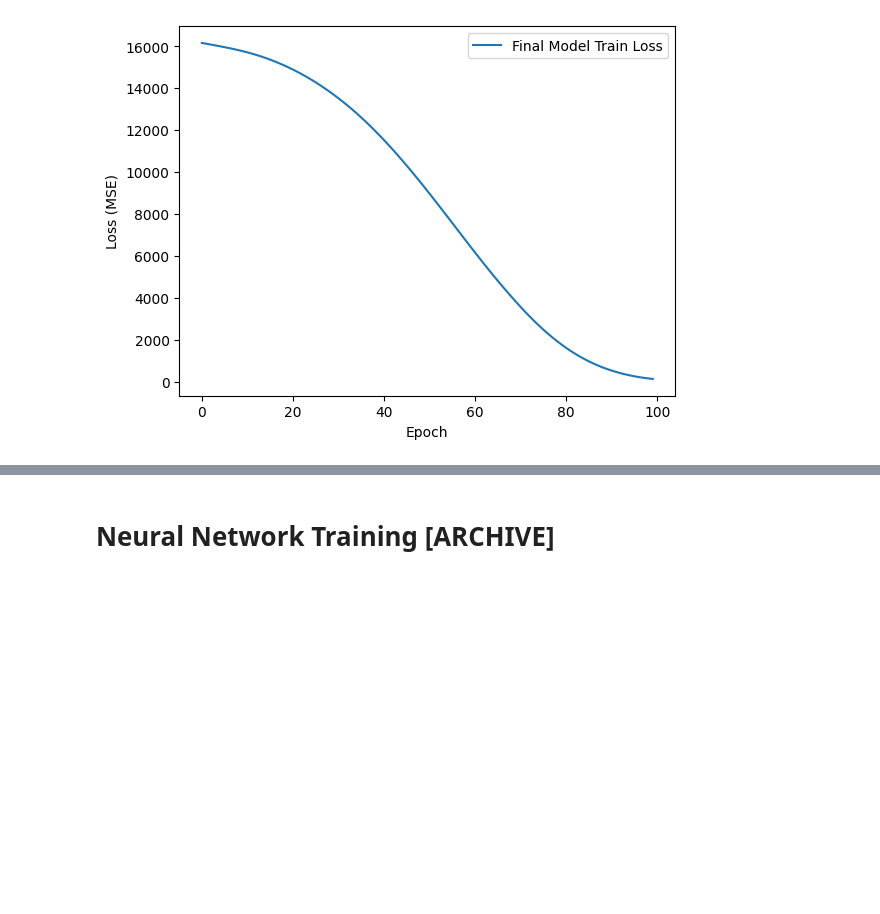
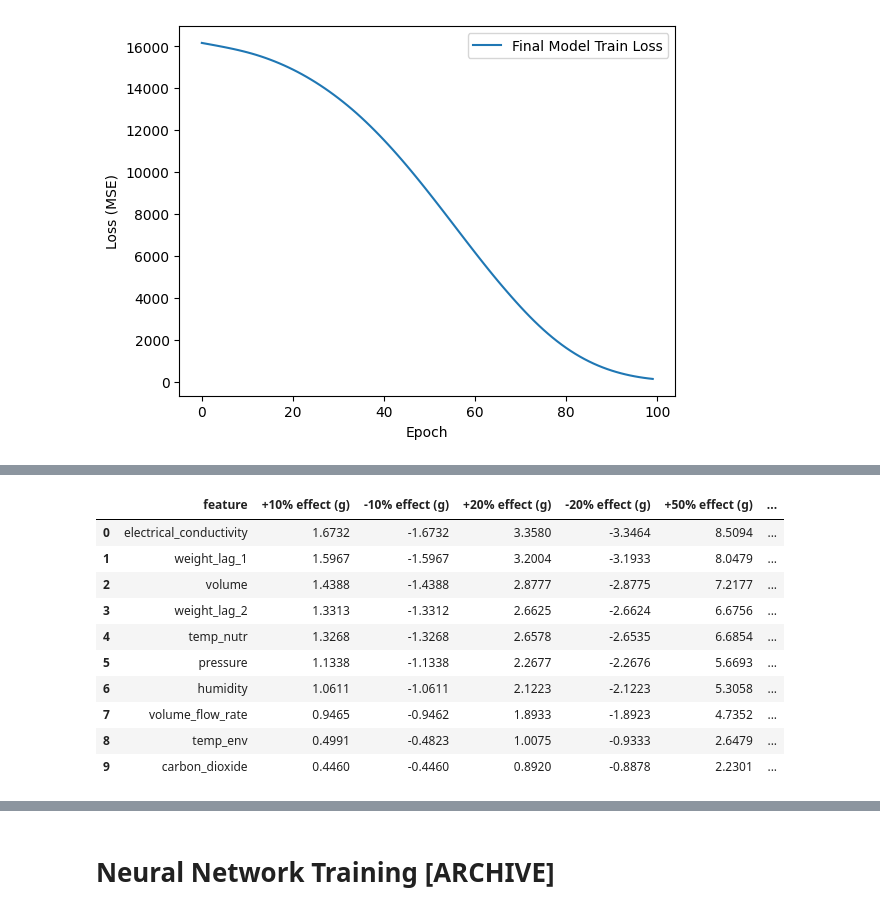
Before and after one commit to GerardoG2/plant-health-status, a Jupyter notebook: Notebooks/NeuralNetwork_t1.ipynb, the cells around one changed output, grey strips where cells are left out. Drawn from its saved outputs; the diff is of its cells as text; code cells hidden in the pictures; blank space fills up the shorter version.

```diff
--- a/Notebooks/NeuralNetwork_t1.ipynb
+++ b/Notebooks/NeuralNetwork_t1.ipynb
@@ -267,0 +401,99 @@ Final Test Loss (RMSE): 12.2056
+# %%
+# baseline predictions
+
+# fucntion that returns list of predictions after feature perturbation
+def get_perturbed_predictions(model, X_test_tensor, feature_name, perturbation=0.1):
+    with torch.no_grad():
+        baseline_preds = model(X_test_tensor)
+
+        X_perturbed = X_test_tensor.clone()
+        X_perturbed[:, feature_names.index(feature_name)] *= (1 + perturbation)
+
+        perturbed_preds = model(X_perturbed)
+
+    return baseline_preds, perturbed_preds
+
+
+get_perturbed_predictions(model1, X_test_tensor, 'electrical_conductivity', perturbation=0.1)
+
+
+perturbation_results = []
+
+for feature in feature_names:
+
+    baseline_preds, perturbed_plus_10 = get_perturbed_predictions(
+        model1, X_test_tensor, feature, perturbation=0.1
+    )
+
+    _, perturbed_minus_10 = get_perturbed_predictions(
+        model1, X_test_tensor, feature, perturbation=-0.1
+    )
+
+    _, perturbed_plus_20 = get_perturbed_predictions(
+        model1, X_test_tensor, feature, perturbation=0.2
+    )
+
+    _, perturbed_minus_20 = get_perturbed_predictions(
+        model1, X_test_tensor, feature, perturbation=-0.2
+    )
+
+    _, perturbed_plus_50 = get_perturbed_predictions(
+        model1, X_test_tensor, feature, perturbation=0.5
+    )
+
+    _, perturbed_minus_50 = get_perturbed_predictions(
+        model1, X_test_tensor, feature, perturbation=-0.5
+    )
+
+    _, perturbed_plus_80 = get_perturbed_predictions(
+        model1, X_test_tensor, feature, perturbation=0.8
+    )
+
+    _, perturbed_minus_80 = get_perturbed_predictions(
+        model1, X_test_tensor, feature, perturbation=-0.8
+    )
+
+    plus_10_effect = (perturbed_plus_10 - baseline_preds).mean().item()
+    minus_10_effect = (perturbed_minus_10 - baseline_preds).mean().item()
+    plus_20_effect = (perturbed_plus_20 - baseline_preds).mean().item()
+    minus_20_effect = (perturbed_minus_20 - baseline_preds).mean().item()
+    plus_50_effect = (perturbed_plus_50 - baseline_preds).mean().item()
+    minus_50_effect = (perturbed_minus_50 - baseline_preds).mean().item()
+    plus_80_effect = (perturbed_plus_80 - baseline_preds).mean().item()
+    minus_80_effect = (perturbed_minus_80 - baseline_preds).mean().item()
+
+    perturbation_results.append({
+        "feature": feature,
+        "+10% effect (g)": plus_10_effect,
+        "-10% effect (g)": minus_10_effect,
+        "+20% effect (g)": plus_20_effect,
+        "-20% effect (g)": minus_20_effect,
+        "+50% effect (g)": plus_50_effect,
+        "-50% effect (g)": minus_50_effect,
+        "+80% effect (g)": plus_80_effect,
+        "-80% effect (g)": minus_80_effect
+    })
+
+perturbation_df = pd.DataFrame(perturbation_results)
+
+perturbation_df = perturbation_df.sort_values(
+    by="+10% effect (g)",
+    key=lambda x: x.abs(),
+    ascending=False
+).reset_index(drop=True)
+
+perturbation_df = perturbation_df.round(4)
+
+perturbation_df
+# %% [output]
+|  | feature | +10% effect (g) | -10% effect (g) | +20% effect (g) | -20% effect (g) | +50% effect (g) | ... |
+| 0 | electrical_conductivity | 1.6732 | -1.6732 | 3.3580 | -3.3464 | 8.5094 | ... |
+| 1 | weight_lag_1 | 1.5967 | -1.5967 | 3.2004 | -3.1933 | 8.0479 | ... |
+| 2 | volume | 1.4388 | -1.4388 | 2.8777 | -2.8775 | 7.2177 | ... |
+| 3 | weight_lag_2 | 1.3313 | -1.3312 | 2.6625 | -2.6624 | 6.6756 | ... |
+| 4 | temp_nutr | 1.3268 | -1.3268 | 2.6578 | -2.6535 | 6.6854 | ... |
+| 5 | pressure | 1.1338 | -1.1338 | 2.2677 | -2.2676 | 5.6693 | ... |
+| 6 | humidity | 1.0611 | -1.0611 | 2.1223 | -2.1223 | 5.3058 | ... |
+| 7 | volume_flow_rate | 0.9465 | -0.9462 | 1.8933 | -1.8923 | 4.7352 | ... |
+| 8 | temp_env | 0.4991 | -0.4823 | 1.0075 | -0.9333 | 2.6479 | ... |
+| 9 | carbon_dioxide | 0.4460 | -0.4460 | 0.8920 | -0.8878 | 2.2301 | ... |
```
Also changed, not shown: parts of 11 cells of this notebook, 6 other files.
